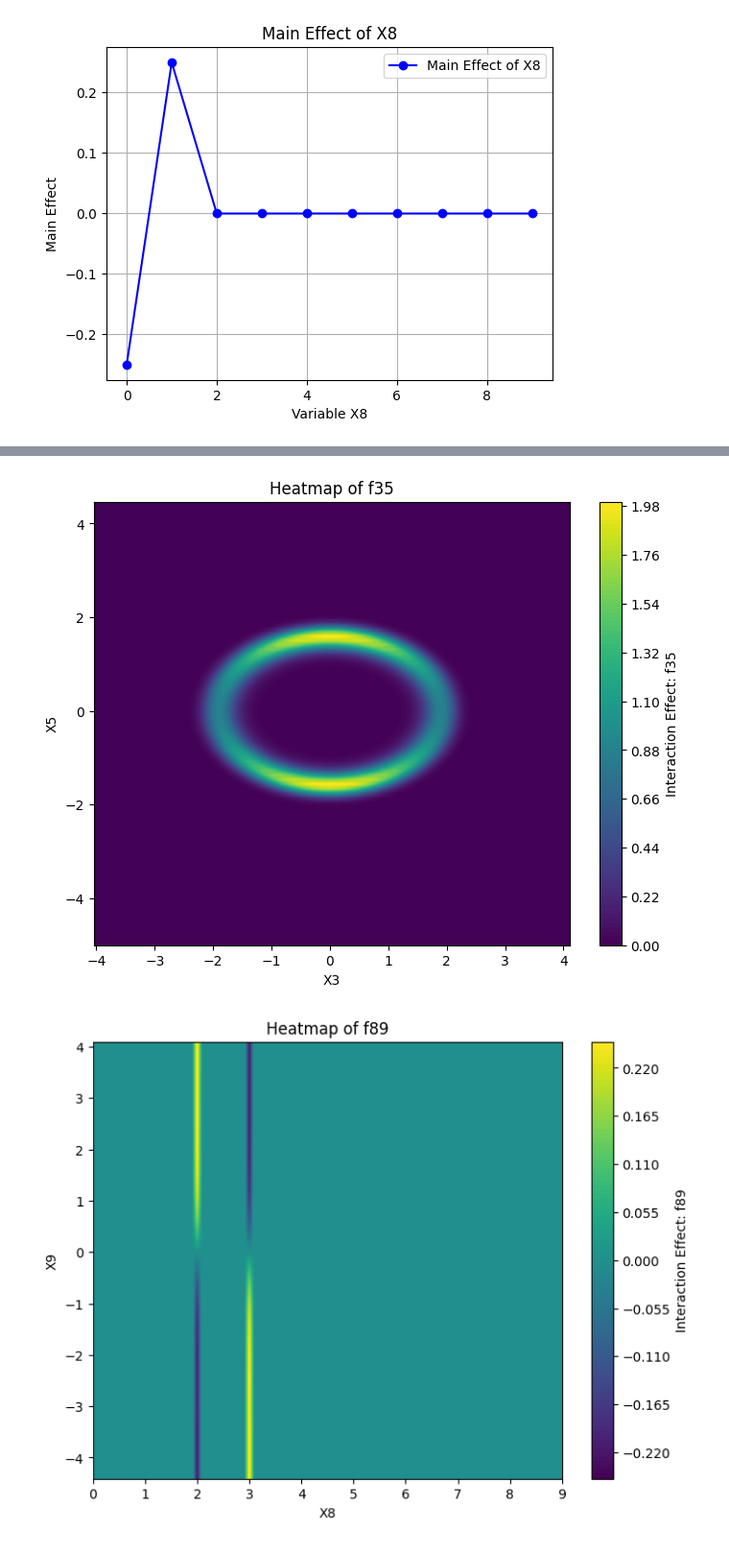
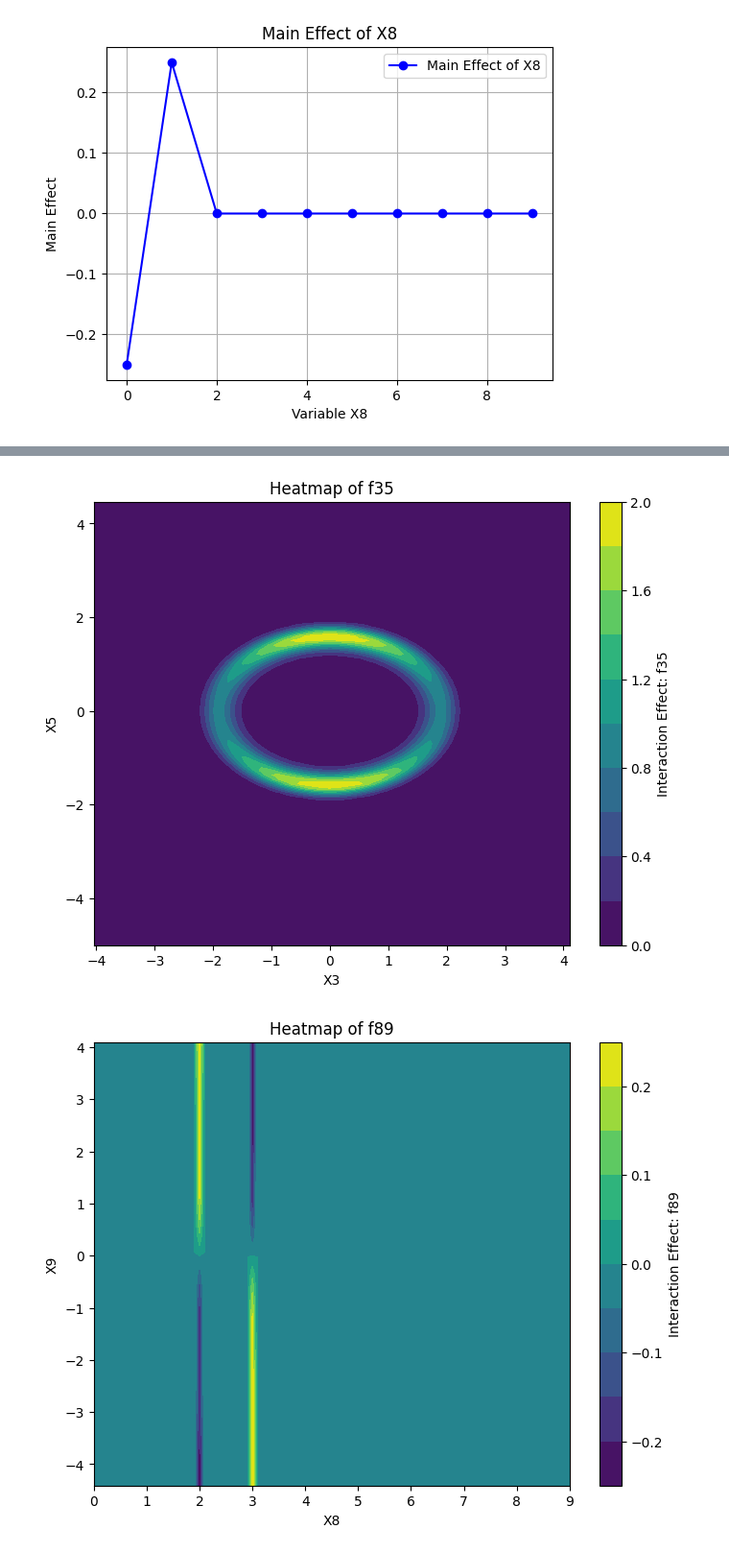
Before and after one commit to tupho289/Honours, a Jupyter notebook: synthetic_data_generation.ipynb, the cells around one changed output, grey strips where cells are left out. Shown at 96% size. Saved outputs shown, nothing was run; the diff lists cells and outputs as text; code cells hidden in the pictures.

```diff
--- a/synthetic_data_generation.ipynb
+++ b/synthetic_data_generation.ipynb
@@ -272,7 +272,7 @@ for interaction, (var1, var2) in interaction_pairs.items():
 
     # Create the heatmap
     plt.figure(figsize=(8, 6))
-    plt.contourf(X1, X2, Y, levels=100, cmap='viridis')
+    plt.contourf(X1, X2, Y, levels=10)
     plt.colorbar(label=f'Interaction Effect: {interaction}')
     plt.title(f'Heatmap of {interaction}')
     plt.xlabel(var1)
@@ -284,5 +284,5 @@ for interaction, (var1, var2) in interaction_pairs.items():
-[figure, old version]
+[figure, new version]
-[figure, old version]
+[figure, new version]
 # %%
 #-------------------------- generate target variables --------------------------
 
```
Also changed, not shown: parts of 1 cell of this notebook, 4 other files.
